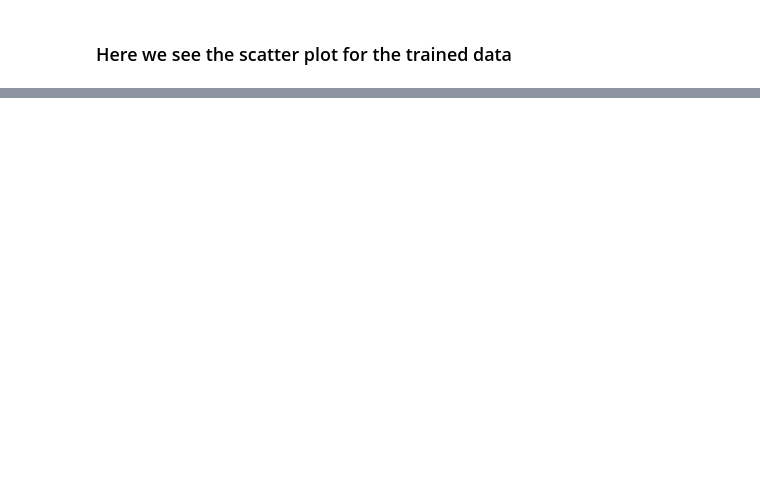
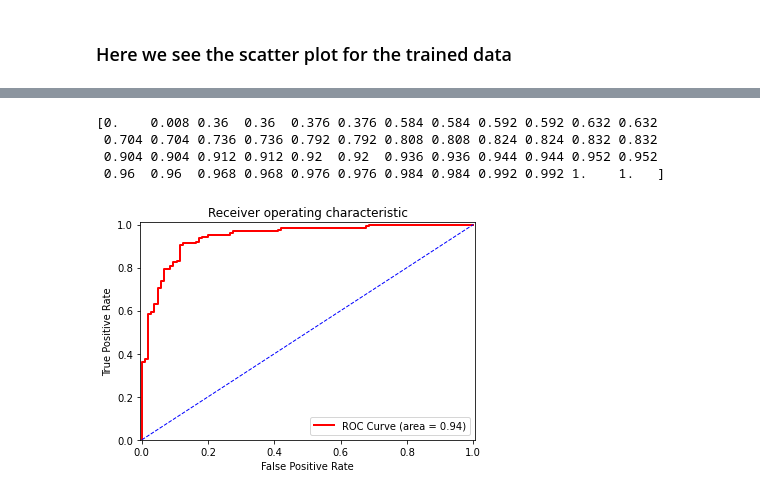
Before and after one commit to EdwinTran/data-sc-final, a Jupyter notebook: Final Project K-Means.ipynb, the cells around one changed output, grey strips where cells are left out. Cells and saved outputs as stored; diff of their text form; code cells hidden in the pictures; blank space fills up the shorter version.

```diff
--- a/Final Project K-Means.ipynb
+++ b/Final Project K-Means.ipynb
@@ -200,0 +206,4 @@ plt.show
+# %%
+X_train, X_test, y_train, y_test = train_test_split(X, y, test_size=0.25, random_state=4)
+my_logreg = LogisticRegression(max_iter=2000)
+my_logreg.fit(X_train, y_train)
@@ -200,0 +212,4 @@ plt.show
+# %%
+y_predict_lr = my_logreg.predict(X_test)
+y_predict_prob_log_r = my_logreg.predict_proba(X_test)
+score_logreg = accuracy_score(y_test, y_predict_lr)
@@ -200,0 +260,2 @@ plt.show
+# %%
+fpr, tpr, thresholds = metrics.roc_curve(y_test, y_predict_prob_log_r[:,1], pos_label=1)
@@ -200,0 +273,35 @@ plt.show
+# %%
+print(tpr)
+# %% [output]
+[0.    0.008 0.36  0.36  0.376 0.376 0.584 0.584 0.592 0.592 0.632 0.632
+ 0.704 0.704 0.736 0.736 0.792 0.792 0.808 0.808 0.824 0.824 0.832 0.832
+ 0.904 0.904 0.912 0.912 0.92  0.92  0.936 0.936 0.944 0.944 0.952 0.952
+ 0.96  0.96  0.968 0.968 0.976 0.976 0.984 0.984 0.992 0.992 1.    1.   ]
+# %%
+AUC = metrics.auc(fpr, tpr)
+# %%
+%matplotlib inline
+
+plt.figure()
+
+# Roc Curve:
+plt.plot(fpr, tpr, color='red', lw=2,
+         label='ROC Curve (area = %0.2f)' % AUC)
+
+
+# Random Guess line:
+plt.plot([0, 1], [0, 1], color='blue', lw=1, linestyle='--')
+
+# Defining The Range of X-Axis and Y-Axis:
+plt.xlim([-0.005, 1.005])
+plt.ylim([0.0, 1.01])
+
+# Labels, Title, Legend:
+plt.xlabel('False Positive Rate')
+plt.ylabel('True Positive Rate')
+plt.title('Receiver operating characteristic')
+plt.legend(loc="lower right")
+
+plt.show()
+# %% [output]
+[figure, added]
```
Also changed, not shown: parts of 10 cells of this notebook, 3 other files.
